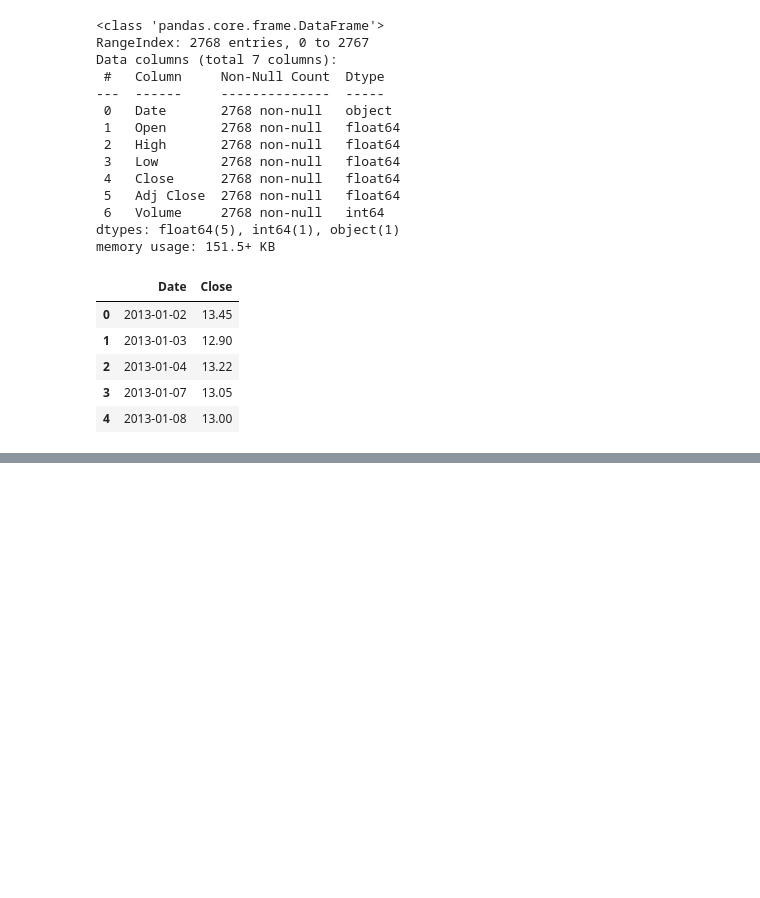
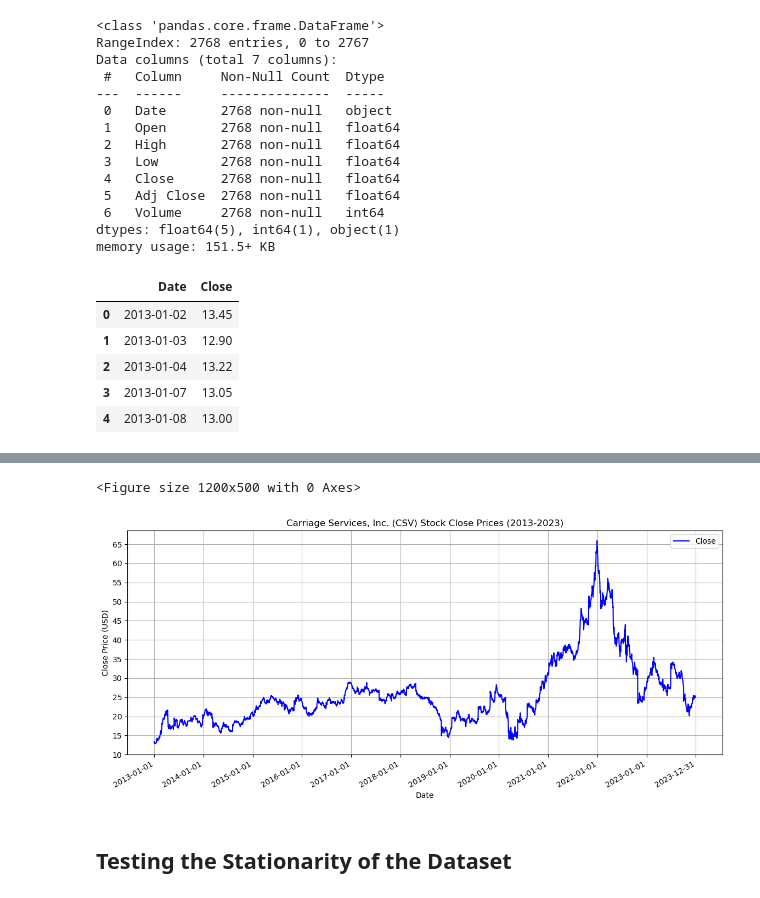
Before and after one commit to richardags-cct-college-dublin/HDIP_ML_CA1_FT_Semester_2, a Jupyter notebook: HDIP_ML_CA1_FT_Semester_2.ipynb, the cells around one changed output, grey strips where cells are left out. Drawn from its saved outputs; the diff is of its cells as text; code cells hidden in the pictures; blank space fills up the shorter version.

Commit message:
Visualizing Dataset

```diff
--- a/HDIP_ML_CA1_FT_Semester_2.ipynb
+++ b/HDIP_ML_CA1_FT_Semester_2.ipynb
@@ -74,0 +79,19 @@ df.set_index('Date', inplace=True)
+# %%
+import matplotlib.pyplot as plt
+
+# Visualize Carriage Services, Inc. (CSV) Stock Close Prices (2013-2023)
+plt.figure(figsize=[12, 5]); # Set dimensions for figure
+df.plot(figsize = (14, 6), color = 'b')   #
+plt.title('Carriage Services, Inc. (CSV) Stock Close Prices (2013-2023)')
+plt.ylabel('Close Price (USD)')
+plt.xlabel('Date')
+plt.xticks(ticks=['2013','2014','2015','2016','2017','2018','2019','2020','2021','2022','2023','2023-12-31'])
+plt.yticks(ticks=[10,15,20,25,30,35,40,45,50,55,60,65])
+plt.legend()
+plt.grid(axis='both')
+plt.show()
+# %% [output]
+<Figure size 1200x500 with 0 Axes>
+[figure, added]
+# %% [markdown]
+## Testing the Stationarity of the Dataset
```
Also changed, not shown: parts of 6 cells of this notebook.
